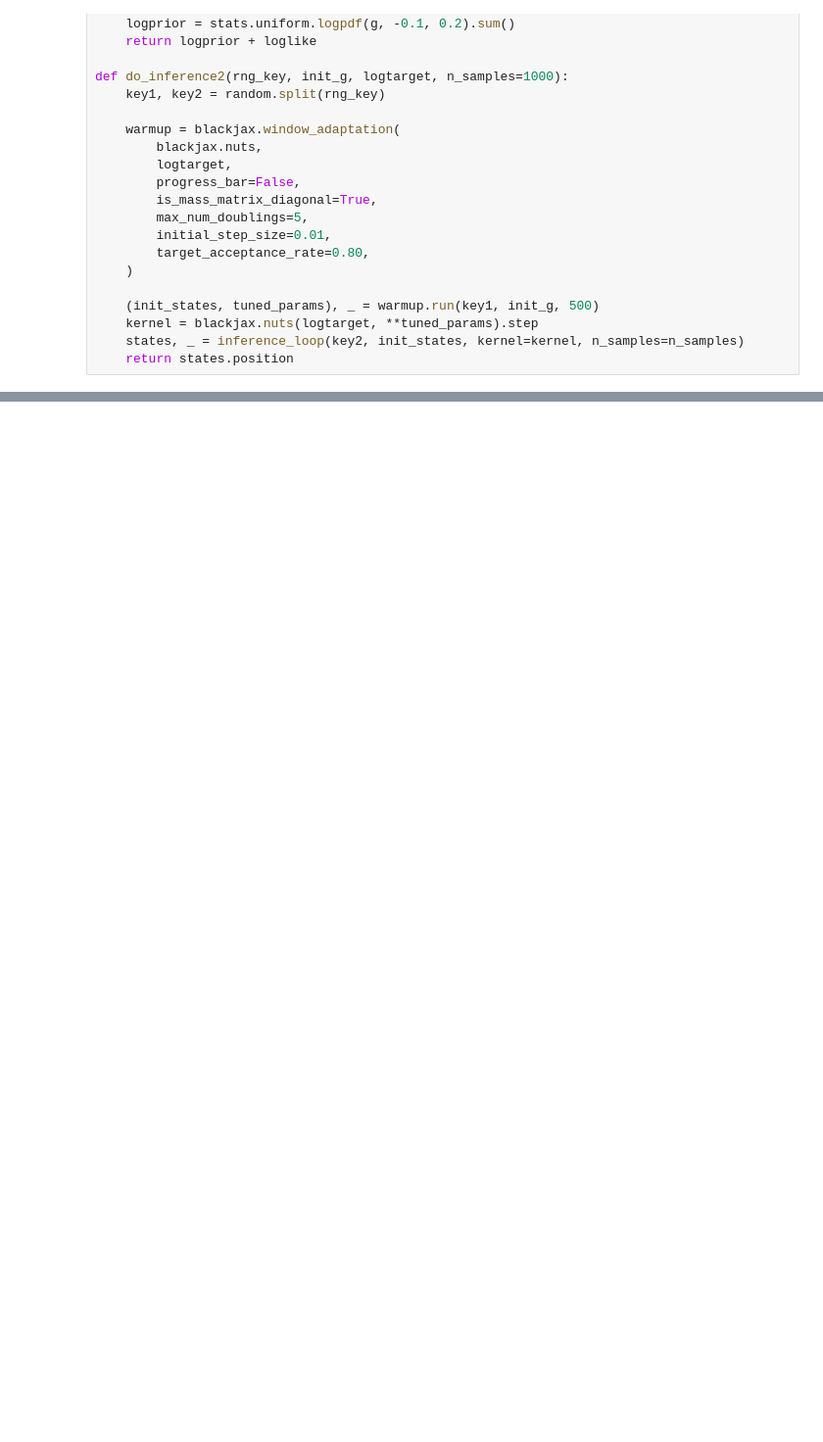
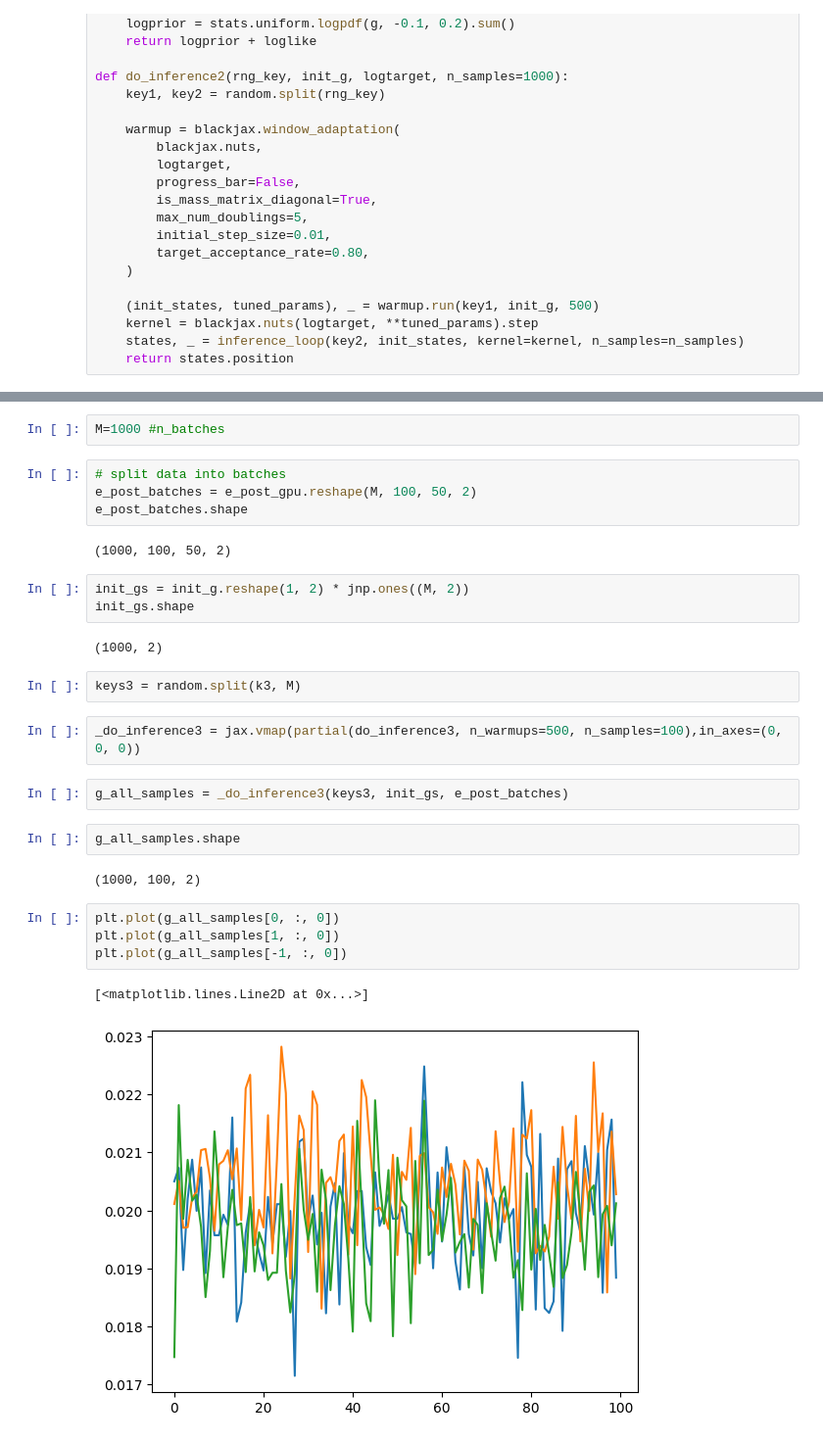
Before and after one commit to LSSTDESC/BPD, a Jupyter notebook: notebooks/is-shear-convergence.ipynb, the cells around one changed output, grey strips where cells are left out. Shown at 98% size. Drawn from its saved outputs; the diff is of its cells as text; blank space fills up the shorter version.

```diff
--- a/notebooks/is-shear-draft2.ipynb
+++ b/notebooks/is-shear-convergence.ipynb
@@ -599,0 +638,30 @@ plt.plot(g_samples[:, 0])
+# %%
+M=1000 #n_batches
+# %%
+# split data into batches
+e_post_batches = e_post_gpu.reshape(M, 100, 50, 2)
+e_post_batches.shape
+# %% [output]
+(1000, 100, 50, 2)
+# %%
+init_gs = init_g.reshape(1, 2) * jnp.ones((M, 2))
+init_gs.shape
+# %% [output]
+(1000, 2)
+# %%
+keys3 = random.split(k3, M)
+# %%
+_do_inference3 = jax.vmap(partial(do_inference3, n_warmups=500, n_samples=100),in_axes=(0, 0, 0))
+# %%
+g_all_samples = _do_inference3(keys3, init_gs, e_post_batches)
+# %%
+g_all_samples.shape
+# %% [output]
+(1000, 100, 2)
+# %%
+plt.plot(g_all_samples[0, :, 0])
+plt.plot(g_all_samples[1, :, 0])
+plt.plot(g_all_samples[-1, :, 0])
+# %% [output]
+[<matplotlib.lines.Line2D at 0x...>]
+[figure, added]
```
Also changed, not shown: parts of 21 cells of this notebook.
